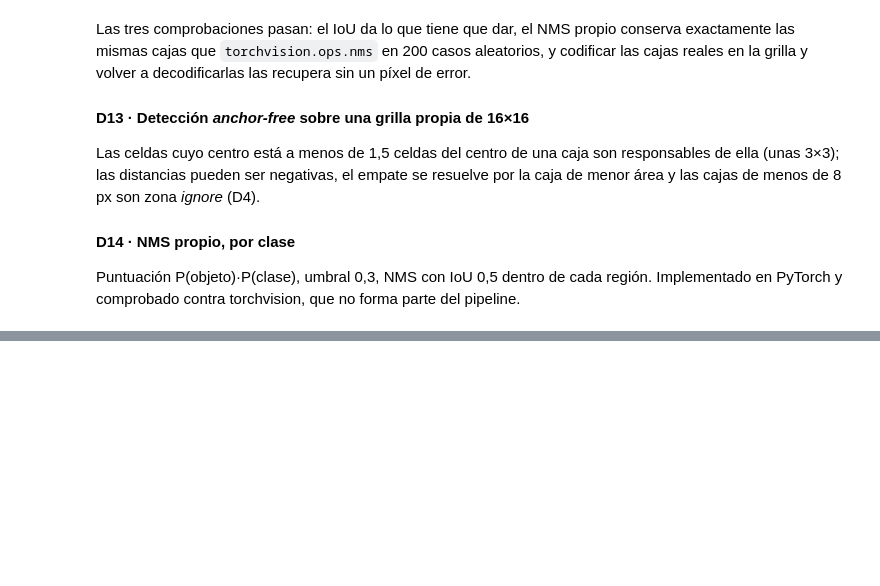
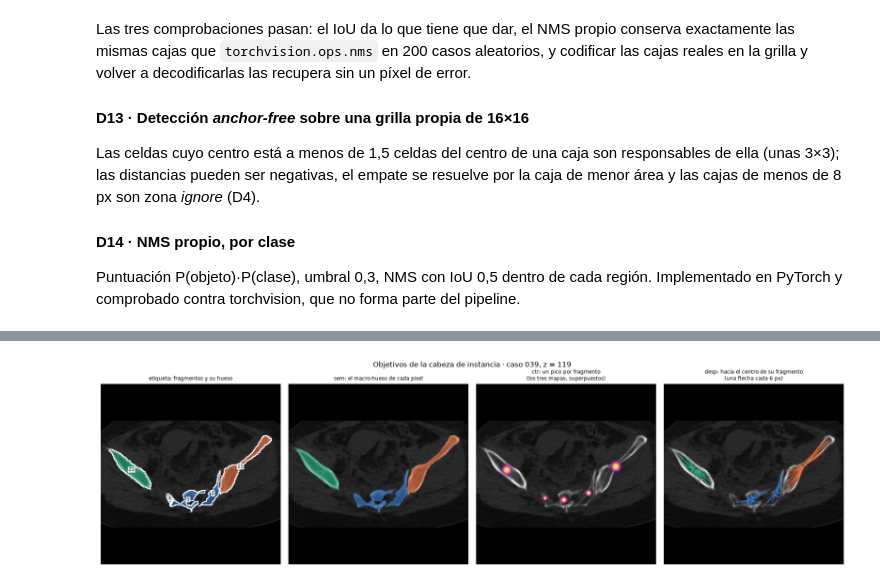
Before and after one commit to MarcAragon/proyecto_pengwin, a Jupyter notebook: Pengwin.ipynb, the cells around one changed output, grey strips where cells are left out. Cells and saved outputs as stored; diff of their text form; code cells hidden in the pictures; blank space fills up the shorter version.

```diff
--- a/Pengwin.ipynb
+++ b/Pengwin.ipynb
@@ -2123,0 +2203,85 @@ Las tres comprobaciones pasan: el IoU da lo que tiene que dar, el NMS propio con
+# %%
+SIGMA_ESCALA, SIGMA_MIN = 0.15, 2.0      # anchura del pico de cada centro: σ = max(0,15·√área, 2) px
+
+
+def es_astilla(ys, xs) -> bool:
+    """Un fragmento de lado mayor < 8 px: la misma regla ignore que en la detección (decisión 4)."""
+    return max(np.ptp(ys), np.ptp(xs)) + 1 < LADO_MIN
+
+
+def pintar_gaussiana(mapa, cy, cx, sigma):
+    """Gaussiana de pico 1 en el píxel (cy, cx), combinada con np.maximum: dos picos vecinos nunca se suman."""
+    r = int(np.ceil(3 * sigma))
+    y0, y1, x0, x1 = max(cy - r, 0), min(cy + r + 1, mapa.shape[0]), max(cx - r, 0), min(cx + r + 1, mapa.shape[1])
+    yy, xx = np.ogrid[y0:y1, x0:x1]
+    np.maximum(mapa[y0:y1, x0:x1], np.exp(-((yy - cy) ** 2 + (xx - cx) ** 2) / (2 * sigma ** 2)),
+               out=mapa[y0:y1, x0:x1])
+
+
+def objetivos_instancia(lab2d: np.ndarray) -> dict:
+    """
+    Etiqueta de un corte → objetivos de la cabeza de instancia: `sem` (H, W) con el macro-hueso de cada píxel,
+    `ctr` (3, H, W) con un pico por fragmento en el mapa de su hueso y `desp` (2, H, W) con el vector (dy, dx), en
+    celdas, que lleva cada píxel de hueso al centroide de su fragmento.
+    """
+    ctr = np.zeros((3, *lab2d.shape), np.float32)
+    desp = np.zeros((2, *lab2d.shape), np.float32)
+    for v in np.unique(lab2d[lab2d > 0]):
+        ys, xs = np.nonzero(lab2d == v)
+        cy, cx = ys.mean(), xs.mean()
+        desp[0, ys, xs], desp[1, ys, xs] = (cy - ys) / CELDA, (cx - xs) / CELDA
+        if not es_astilla(ys, xs):           # una astilla no tiene centro que aprender
+            # El pico va al píxel más cercano al centroide, para que valga 1 exacto: la pérdida de centros
+            # reconoce los positivos por ese 1 (con el centroide fraccionario casi no había ninguno)
+            pintar_gaussiana(ctr[(v - 1) // 10], int(round(cy)), int(round(cx)),
+                             max(SIGMA_ESCALA * np.sqrt(len(ys)), SIGMA_MIN))
+    return {"sem": a_hueso(lab2d), "ctr": ctr, "desp": desp}
+
+
+def encuadrar_corte(ax, cajas, **kw):
+    """encuadrar (2.3) para un corte con números de fragmento: los que quedan fuera del encuadre no se dibujan."""
+    encuadrar(ax, cajas, **kw)
+    for t in ax.texts:
+        t.set_clip_on(True)
+
+
+# Comprobaciones sobre los 3.000 cortes del análisis anterior
+picos_esperados = picos_exactos = 0
+error_desp = 0.0
+for fila in filas_geo:
+    lab = np.asarray(lab_cache[fila])
+    o = objetivos_instancia(lab)
+    for v in np.unique(lab[lab > 0]):
+        ys, xs = np.nonzero(lab == v)
+        llega = np.stack([ys + o["desp"][0, ys, xs] * CELDA, xs + o["desp"][1, ys, xs] * CELDA])
+        error_desp = max(error_desp, float(np.abs(llega - np.array([[ys.mean()], [xs.mean()]])).max()))
+        if not es_astilla(ys, xs):
+            picos_esperados += 1
+            picos_exactos += o["ctr"][(v - 1) // 10, int(round(ys.mean())), int(round(xs.mean()))] == 1.0
+assert picos_exactos == picos_esperados, "algún fragmento se queda sin un pico de valor exactamente 1"
+assert error_desp < 1e-3, "los desplazamientos no llevan cada píxel al centroide de su fragmento"
+print(f"{picos_exactos:,} de {picos_esperados:,} fragmentos (los que no son astillas) con su pico exactamente en 1 ✓")
+print(f"Desplazamientos: cada píxel de hueso + su vector = el centroide de su fragmento (error máximo {error_desp:.1e} px) ✓")
+
+# Un corte con un hueso en tres o más fragmentos, visto por dentro
+tres = indice.loc[filas_geo, list(FRAG.values())].max(axis=1) >= 3
+fila_i = int(filas_geo[tres.to_numpy()][0])
+lab_i = np.asarray(lab_cache[fila_i])
+o_i = objetivos_instancia(lab_i)
+fig, axs = plt.subplots(1, 4, figsize=(16, 4.4), layout="constrained")
+mostrar_corte(axs[0], np.asarray(hu_cache[fila_i]), lab_i, titulo="etiqueta: fragmentos y su hueso", fragmentos=True)
+mostrar_corte(axs[1], np.asarray(hu_cache[fila_i]), np.where(lab_i > 0, (o_i["sem"].astype(int) - 1) * 10 + 1, 0),
+              titulo="sem: el macro-hueso de cada píxel")
+mostrar_corte(axs[2], np.asarray(hu_cache[fila_i]), titulo="ctr: un pico por fragmento\n(los tres mapas, superpuestos)")
+calor = o_i["ctr"].max(0)
+axs[2].imshow(calor, cmap="magma", vmin=0, vmax=1, alpha=np.clip(1.5 * calor, 0, 1))
+mostrar_corte(axs[3], np.asarray(hu_cache[fila_i]), titulo="desp: hacia el centro de su fragmento\n(una flecha cada 6 px)")
+yy, xx = np.mgrid[3:256:6, 3:256:6]
+m = lab_i[yy, xx] > 0
+axs[3].quiver(xx[m], yy[m], o_i["desp"][1][yy, xx][m] * CELDA, o_i["desp"][0][yy, xx][m] * CELDA,
+              color=[COLOR[h] for h in o_i["sem"][yy, xx][m]], angles="xy", scale_units="xy", scale=1, width=0.004)
+for ax in axs:
+    encuadrar_corte(ax, cajas_por_region(lab_i).values(), margen=10)
+fig.suptitle(f"Objetivos de la cabeza de instancia · caso {indice.case_id.iat[fila_i]}, z = {indice.z.iat[fila_i]}")
+plt.show()
+# %% [output]
@@ -2123,0 +2290 @@ Las tres comprobaciones pasan: el IoU da lo que tiene que dar, el NMS propio con
+[figure, added]
```
Also changed, not shown: parts of 22 cells of this notebook.
